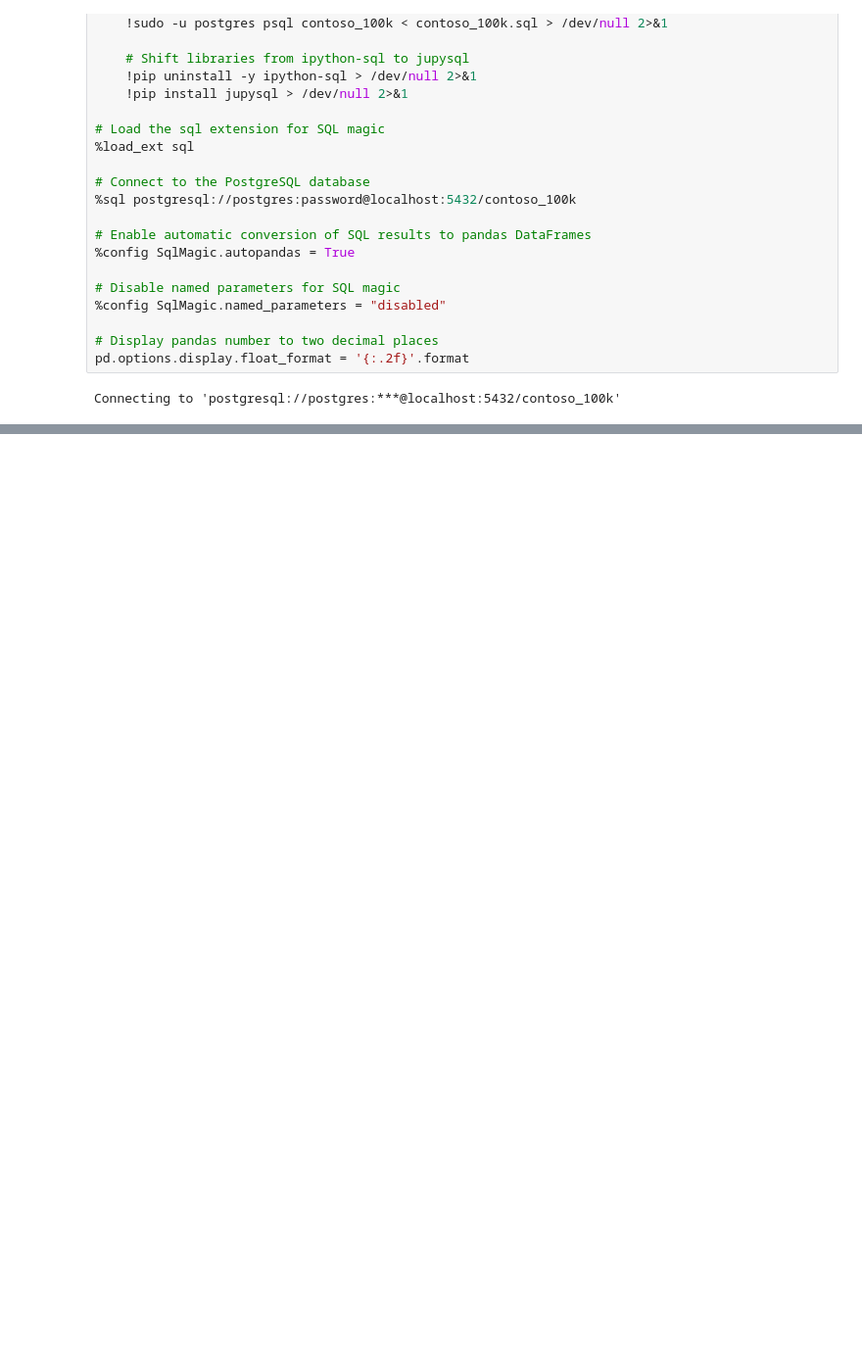
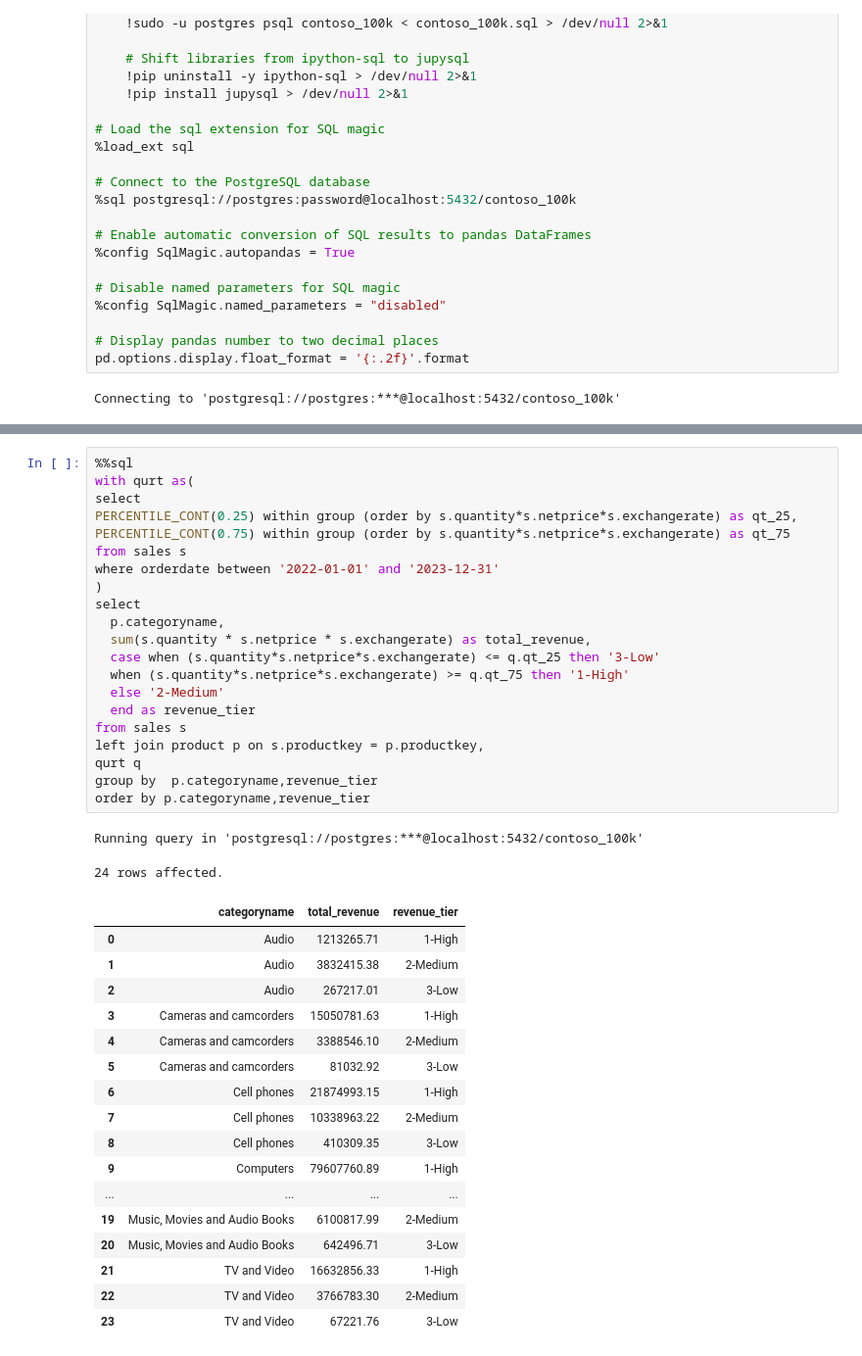
Before and after one commit to ZiadAbdallbasset1/python_data, a Jupyter notebook: Resources/Blank_SQL_Notebook.ipynb, the cells around one changed output, grey strips where cells are left out. Shown: that part at 98% size. Cells and saved outputs as stored; diff of their text form; blank space fills up the shorter version.

```diff
--- a/Resources/Blank_SQL_Notebook.ipynb
+++ b/Resources/Blank_SQL_Notebook.ipynb
@@ -179,0 +193,41 @@ Running query in 'postgresql://postgres:***@localhost:5432/contoso_100k'
+# %%
+%%sql
+with qurt as(
+select
+PERCENTILE_CONT(0.25) within group (order by s.quantity*s.netprice*s.exchangerate) as qt_25,
+PERCENTILE_CONT(0.75) within group (order by s.quantity*s.netprice*s.exchangerate) as qt_75
+from sales s
+where orderdate between '2022-01-01' and '2023-12-31'
+)
+select
+  p.categoryname,
+  sum(s.quantity * s.netprice * s.exchangerate) as total_revenue,
+  case when (s.quantity*s.netprice*s.exchangerate) <= q.qt_25 then '3-Low'
+  when (s.quantity*s.netprice*s.exchangerate) >= q.qt_75 then '1-High'
+  else '2-Medium'
+  end as revenue_tier
+from sales s
+left join product p on s.productkey = p.productkey,
+qurt q
+group by  p.categoryname,revenue_tier
+order by p.categoryname,revenue_tier
+# %% [output]
+Running query in 'postgresql://postgres:***@localhost:5432/contoso_100k'
+24 rows affected.
+|  | categoryname | total_revenue | revenue_tier |
+| 0 | Audio | 1213265.71 | 1-High |
+| 1 | Audio | 3832415.38 | 2-Medium |
+| 2 | Audio | 267217.01 | 3-Low |
+| 3 | Cameras and camcorders | 15050781.63 | 1-High |
+| 4 | Cameras and camcorders | 3388546.10 | 2-Medium |
+| 5 | Cameras and camcorders | 81032.92 | 3-Low |
+| 6 | Cell phones | 21874993.15 | 1-High |
+| 7 | Cell phones | 10338963.22 | 2-Medium |
+| 8 | Cell phones | 410309.35 | 3-Low |
+| 9 | Computers | 79607760.89 | 1-High |
+| ... | ... | ... | ... |
+| 19 | Music, Movies and Audio Books | 6100817.99 | 2-Medium |
+| 20 | Music, Movies and Audio Books | 642496.71 | 3-Low |
+| 21 | TV and Video | 16632856.33 | 1-High |
+| 22 | TV and Video | 3766783.30 | 2-Medium |
+| 23 | TV and Video | 67221.76 | 3-Low |
```
Also changed, not shown: parts of 10 cells of this notebook.
